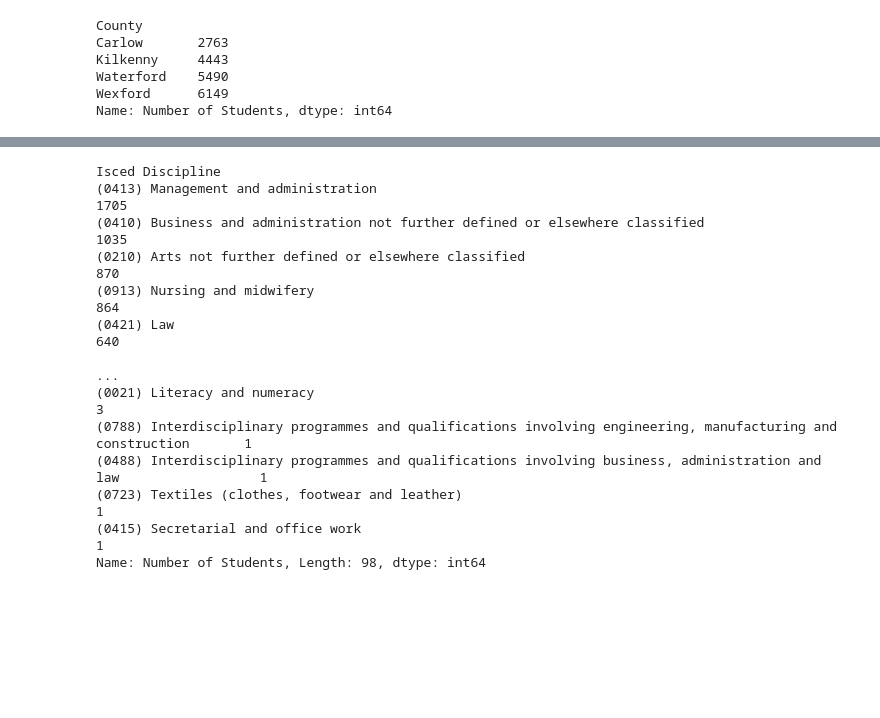
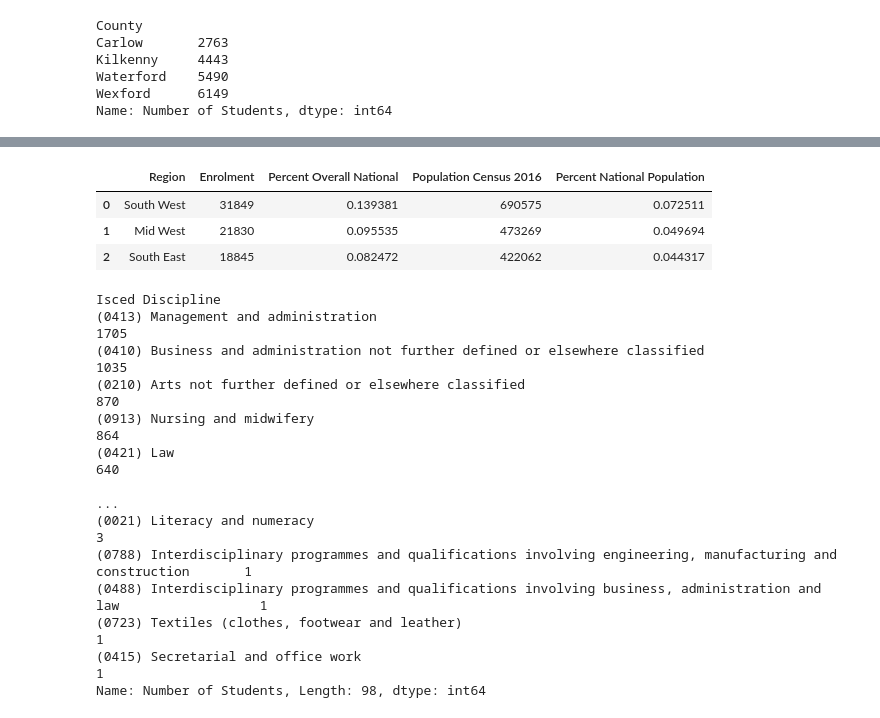
Before and after one commit to rhayeswaterford/UCDProject, a Jupyter notebook: Richard Hayes UCD Project.ipynb, the cells around one changed output, grey strips where cells are left out. Cells and saved outputs as stored; diff of their text form; code cells hidden in the pictures; blank space fills up the shorter version.

```diff
--- a/Richard Hayes UCD Project.ipynb
+++ b/Richard Hayes UCD Project.ipynb
@@ -371,0 +442,8 @@ Name: Number of Students, dtype: int64
+# %%
+Comparator_data ["Percent National Population"] = Comparator_data ["Population Census 2016"]/County_Populations2016 ["PopulationCensus2016-04-24"].sum()
+Comparator_data
+# %% [output]
+|  | Region | Enrolment | Percent Overall National | Population Census 2016 | Percent National Population |
+| 0 | South West | 31849 | 0.139381 | 690575 | 0.072511 |
+| 1 | Mid West | 21830 | 0.095535 | 473269 | 0.049694 |
+| 2 | South East | 18845 | 0.082472 | 422062 | 0.044317 |
```
Also changed, not shown: parts of 18 cells of this notebook.
